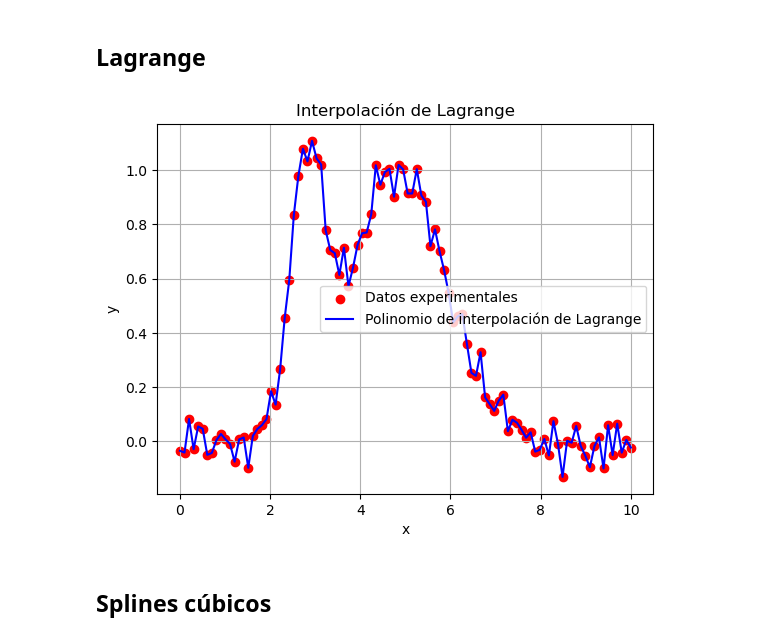
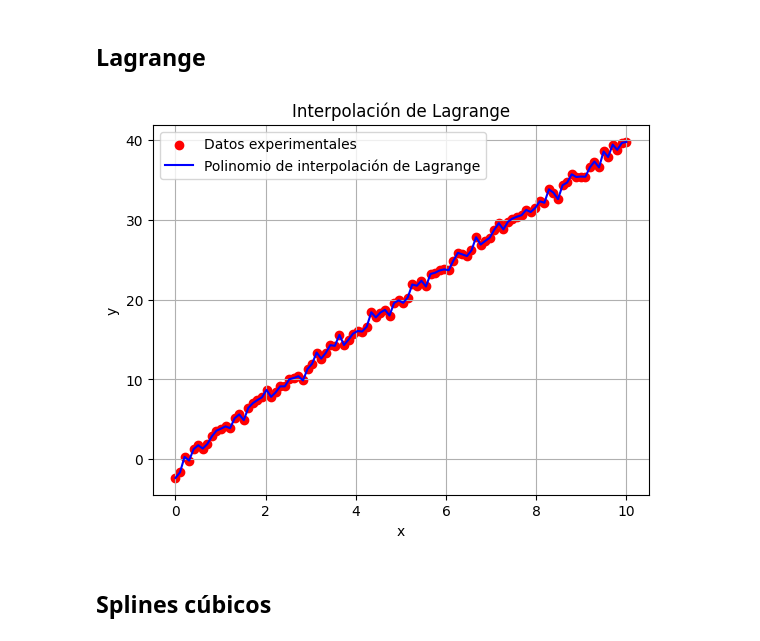
Before and after one commit to Jacobo24/Talleres_sim_num, a Jupyter notebook: Taller 2/Taller_2-Interpolación.ipynb, the cells around one changed output. Drawn from its saved outputs; the diff is of its cells as text; code cells hidden in the pictures.

Commit message:
Merge branch 'main' of https://github.com/Jacobo24/Talleres_sim_num

```diff
--- a/Taller 2/Taller_2-Interpolación.ipynb
+++ b/Taller 2/Taller_2-Interpolación.ipynb
@@ -190,36 +168,38 @@ def lagrange_basis(x, x_data_l, k):
     """ Calcula la base de Lagrange L_k(x). """
     basis = 1
     for i in range(len(x_data_l)):
+
         if i != k:
             basis *= (x - x_data_l[i]) / (x_data_l[k] - x_data_l[i])
+
     return basis
 
 def lagrange_interpolation(x_data_l, y_data_l, x):
     """ Calcula el polinomio de interpolación de Lagrange en x. """
     n = len(x_data_l)
     result = 0
     for k in range(n):
         result += y_data_l[k] * lagrange_basis(x, x_data_l, k)
     return result
 
 # Cargar los datos
-data = np.loadtxt("Datos_Taller_2B.txt")
+data = np.loadtxt("../Parcial 1/Datos.txt")
 x_data, y_data = data[:, 0], data[:, 1]
 
 # Puntos para la evaluación del polinomio
 x_vals_l = np.linspace(0, 10, 100)
 y_vals_l = [lagrange_interpolation(x_data, y_data, x) for x in x_vals_l]
 
 # Graficar
 plt.scatter(x_data, y_data, color='red', label='Datos experimentales')
 plt.plot(x_vals_l, y_vals_l, label='Polinomio de interpolación de Lagrange', color='blue')
 plt.xlabel('x')
 plt.ylabel('y')
 plt.legend()
 plt.title('Interpolación de Lagrange')
 plt.grid()
 plt.show()
 # %% [output]
-[figure, old version]
+[figure, new version]
 # %% [markdown]
 ## Splines cúbicos
```
Also changed, not shown: parts of 3 cells of this notebook, 1 other file.
